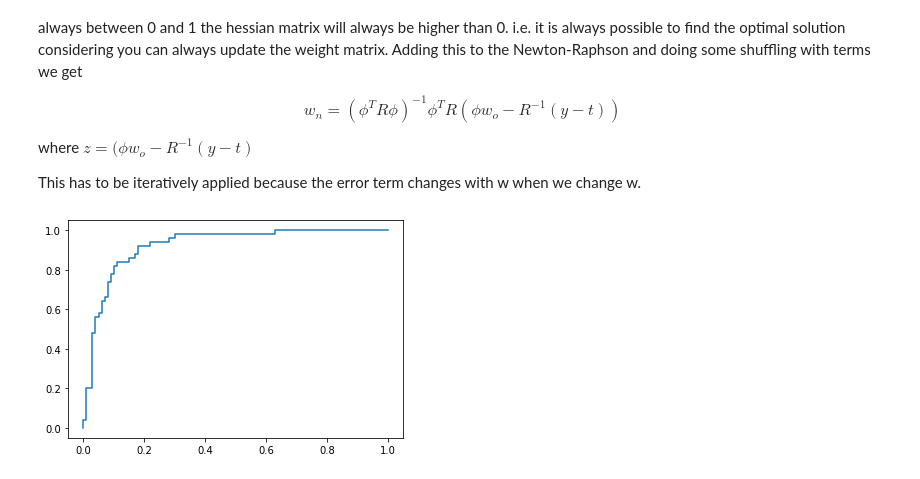
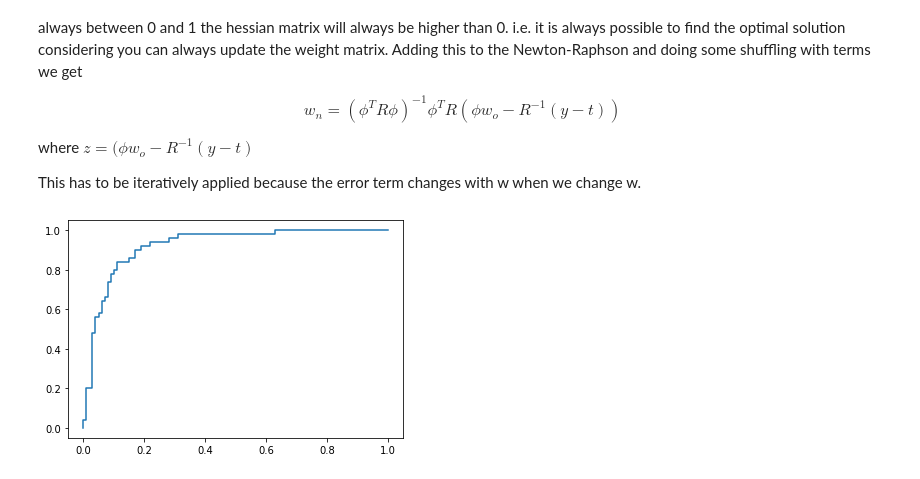
Before and after one commit to wouterMostard/PRML, a Jupyter notebook: Chapter 4 Linear Models for classification.ipynb, the cells around one changed output. Cells and saved outputs as stored; diff of their text form; code cells hidden in the pictures.

```diff
--- a/Chapter 4 Linear Models for classification.ipynb
+++ b/Chapter 4 Linear Models for classification.ipynb
@@ -471,17 +471,17 @@ sigmoid = lambda x: 1 / (1 + np.exp(-x))
 # %%
 w = np.zeros((3, 1)) # Initialize to zeros (all 0.50 pro)
 
-for i in range(10):
+for i in range(2):
     design_matrix = transformed.T
     y = sigmoid(w.T @ transformed).T
     R = np.diag((y * (1 - y)).flatten()) # Note that R (the variances) will go to zero so you have to stop some time
     z = (design_matrix @ w) - (np.linalg.inv(R) @ (y - labels))
     w = np.linalg.inv(design_matrix.T @ R @ design_matrix) @ design_matrix.T @ R @ z
 
 probabilities = sigmoid(w.T @ transformed)
 fpr, tpr, thresholds = roc_curve(y_score=probabilities.flatten(), y_true=labels)
 plt.figure()
 plt.plot(fpr, tpr)
 plt.show()
 # %% [output]
-[figure, old version]
+[figure, new version]
```
Also changed, not shown: 1 other file.
